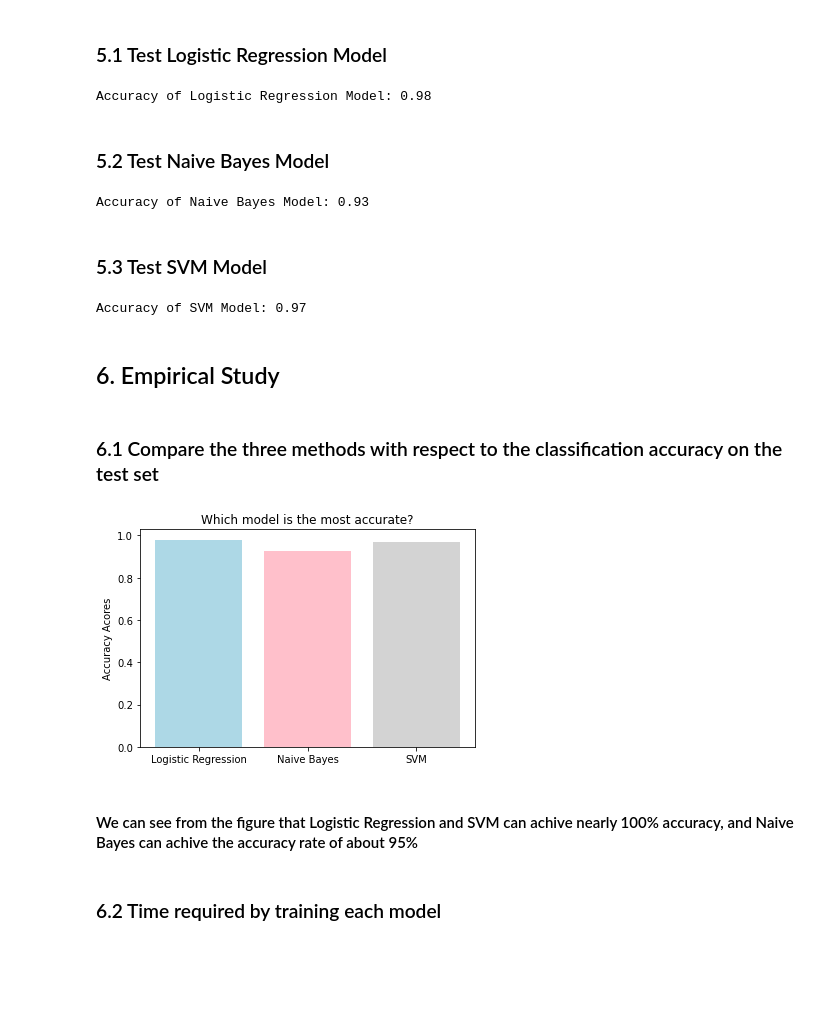
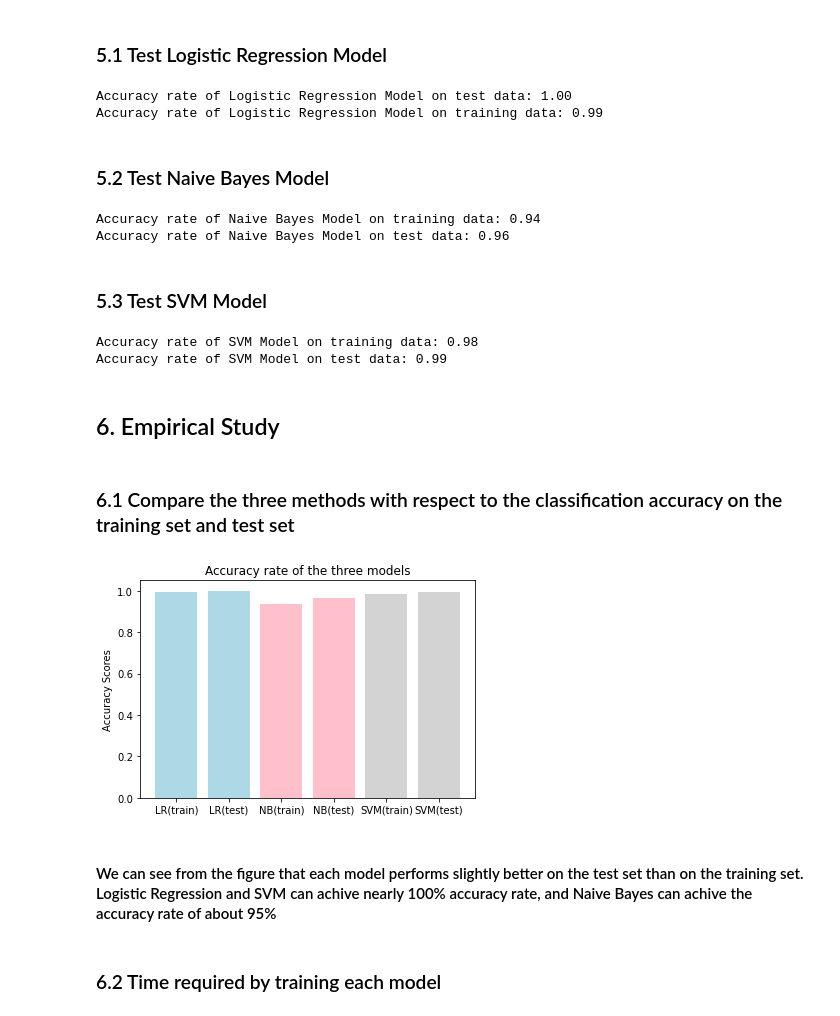
Before and after one commit to CKKKKKKKKK/Machine-Learning, a Jupyter notebook: Project/Project1/main.ipynb, the cells around one changed output. Drawn from its saved outputs; the diff is of its cells as text; code cells hidden in the pictures; blank space fills up the shorter version.

Commit message:
Add some figures

```diff
--- a/Project/Project1/main.ipynb
+++ b/Project/Project1/main.ipynb
@@ -487,46 +488,69 @@ train_end_time_3 = time()
 # %% [markdown]
 ### 5.1 Test Logistic Regression Model
 # %%
+accuracy_result_train_1 = logistic_regression.test(x_train.values, y_train.values)
 test_start_time_1 = time()
 accuracy_result_1 = logistic_regression.test(x_test.values, y_test.values)
 test_end_time_1 = time()
-print('Accuracy of Logistic Regression Model: {:.2f}' .format(accuracy_result_1))
+print('Accuracy rate of Logistic Regression Model on training data: {:.2f}' .format(accuracy_result_train_1))
+print('Accuracy rate of Logistic Regression Model on test data: {:.2f}' .format(accuracy_result_1))
 # %% [output]
-Accuracy of Logistic Regression Model: 0.98
+Accuracy rate of Logistic Regression Model on test data: 1.00
+Accuracy rate of Logistic Regression Model on training data: 0.99
 # %% [markdown]
 ### 5.2 Test Naive Bayes Model
 # %%
+accuracy_result_train_2 = naive_bayes.test(x_train, y_train)
 test_start_time_2 = time()
 accuracy_result_2 = naive_bayes.test(x_test, y_test)
 test_end_time_2 = time()
-print('Accuracy of Naive Bayes Model: {:.2f}' .format(accuracy_result_2))
+print('Accuracy rate of Naive Bayes Model on training data: {:.2f}' .format(accuracy_result_train_2))
+print('Accuracy rate of Naive Bayes Model on test data: {:.2f}' .format(accuracy_result_2))
 # %% [output]
-Accuracy of Naive Bayes Model: 0.93
+Accuracy rate of Naive Bayes Model on training data: 0.94
+Accuracy rate of Naive Bayes Model on test data: 0.96
 # %% [markdown]
 ### 5.3 Test SVM Model
 # %%
+accuracy_result_train_3 = clf.score(x_train.values, y_train.values)
 test_start_time_3 = time()
 accuracy_result_3 = clf.score(x_test.values, y_test.values)
 test_end_time_3 = time()
-print('Accuracy of SVM Model: {:.2f}' .format(accuracy_result_3))
+print('Accuracy rate of SVM Model on training data: {:.2f}' .format(accuracy_result_train_3))
+print('Accuracy rate of SVM Model on test data: {:.2f}' .format(accuracy_result_3))
 # %% [output]
-Accuracy of SVM Model: 0.97
+Accuracy rate of SVM Model on training data: 0.98
+Accuracy rate of SVM Model on test data: 0.99
 # %% [markdown]
 ## 6. Empirical Study
 # %% [markdown]
-### 6.1 Compare the three methods with respect to the classification accuracy on the test set
+### 6.1 Compare the three methods with respect to the classification accuracy on the training set and test set
 # %%
-models = ['Logistic Regression', 'Naive Bayes', 'SVM']
-acc_scores = [accuracy_result_1, accuracy_result_2, accuracy_result_3]
+models = [
+    'LR(train)',
+    'LR(test)',
+    'NB(train)',
+    'NB(test)',
+    'SVM(train)',
+    'SVM(test)'
+    ]
+acc_scores = [
+    accuracy_result_train_1,
+    accuracy_result_1,
+    accuracy_result_train_2,
+    accuracy_result_2,
+    accuracy_result_train_3,
+    accuracy_result_3
+    ]
 
-plt.bar(models, acc_scores, color=['lightblue', 'pink', 'lightgrey', 'cyan'])
-plt.ylabel("Accuracy Acores")
-plt.title("Which model is the most accurate?")
+plt.bar(models, acc_scores, color=['lightblue', 'lightblue', 'pink', 'pink', 'lightgrey', 'lightgrey', 'cyan'])
+plt.ylabel("Accuracy Scores")
+plt.title("Accuracy rate of the three models")
 plt.show()
 # %% [output]
-[figure, old version]
+[figure, new version]
 # %% [markdown]
-#### We can see from the figure that Logistic Regression and SVM can achive nearly 100% accuracy, and Naive Bayes can achive the accuracy rate of about 95%
+#### We can see from the figure that each model performs slightly better on the test set than on the training set. Logistic Regression and SVM can achive nearly 100% accuracy rate, and Naive Bayes can achive the accuracy rate of about 95%
 # %% [markdown]
 ### 6.2 Time required by training each model
 # %%
```
Also changed, not shown: parts of 18 cells of this notebook.
